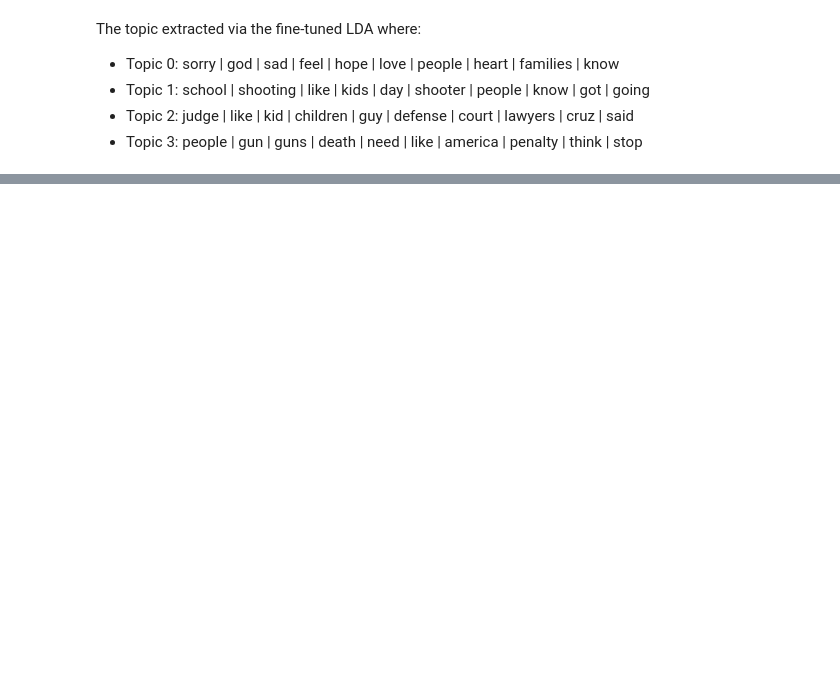
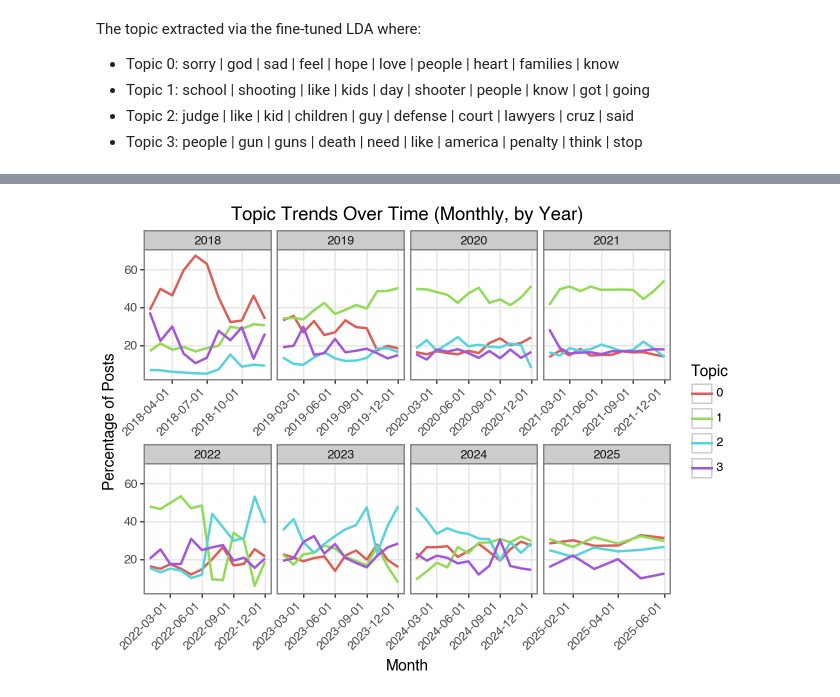
Before and after one commit to CrispyCocaBoy/css_analysis, a Jupyter notebook: analysis.ipynb, the cells around one changed output, grey strips where cells are left out. Cells and saved outputs as stored; diff of their text form; code cells hidden in the pictures; blank space fills up the shorter version.

Commit message:
final data analysis

```diff
--- a/analysis.ipynb
+++ b/analysis.ipynb
@@ -639,0 +623,11 @@ results_df.to_csv("grid_search_results")
+# %%
+# Now the dataset complete is
+data_with_topics = pd.read_csv("data_retrival/results/final_dataset_with_topic.csv")
+
+# Parsing della data
+data_with_topics["created_utc"] = pd.to_datetime(data_with_topics["created_utc"])
+data_with_topics["day"] = data_with_topics["created_utc"].dt.date
+data_with_topics["month"] = data_with_topics["created_utc"].dt.to_period("M").dt.to_timestamp()
+data_with_topics["year"] = data_with_topics["created_utc"].dt.year
+
+data_with_topics
@@ -639,0 +648,34 @@ results_df.to_csv("grid_search_results")
+# %%
+# Topics trend over time
+
+# Count the observation
+counts = (
+    data_with_topics.groupby(["year", "month", "dominant_topic"])
+    .size()
+    .reset_index(name="count")
+)
+
+# Calcolo percentuale per mese
+counts["total_per_month"] = counts.groupby(["year", "month"])["count"].transform("sum")
+counts["percentage"] = counts["count"] / counts["total_per_month"] * 100
+
+# Plot mensile per anno
+plot = (
+    ggplot(counts, aes(x="month", y="percentage", color="factor(dominant_topic)"))
+    + geom_line(size=1)
+    + facet_wrap("~year", scales="free_x", ncol=4)
+    + labs(
+        title="Topic Trends Over Time (Monthly, by Year)",
+        x="Month",
+        y="Percentage of Posts",
+        color="Topic"
+    )
+    + theme_bw()
+    + theme(axis_text_x=element_text(rotation=45, hjust=1))
+)
+
+# Salvataggio del grafico
+#plot.save("topic_trends_by_year.png", dpi=300, width=20, height=10, units="in")
+plot
+# %% [output]
+[figure, added]
```
Also changed, not shown: parts of 19 cells of this notebook, 7 other files.
